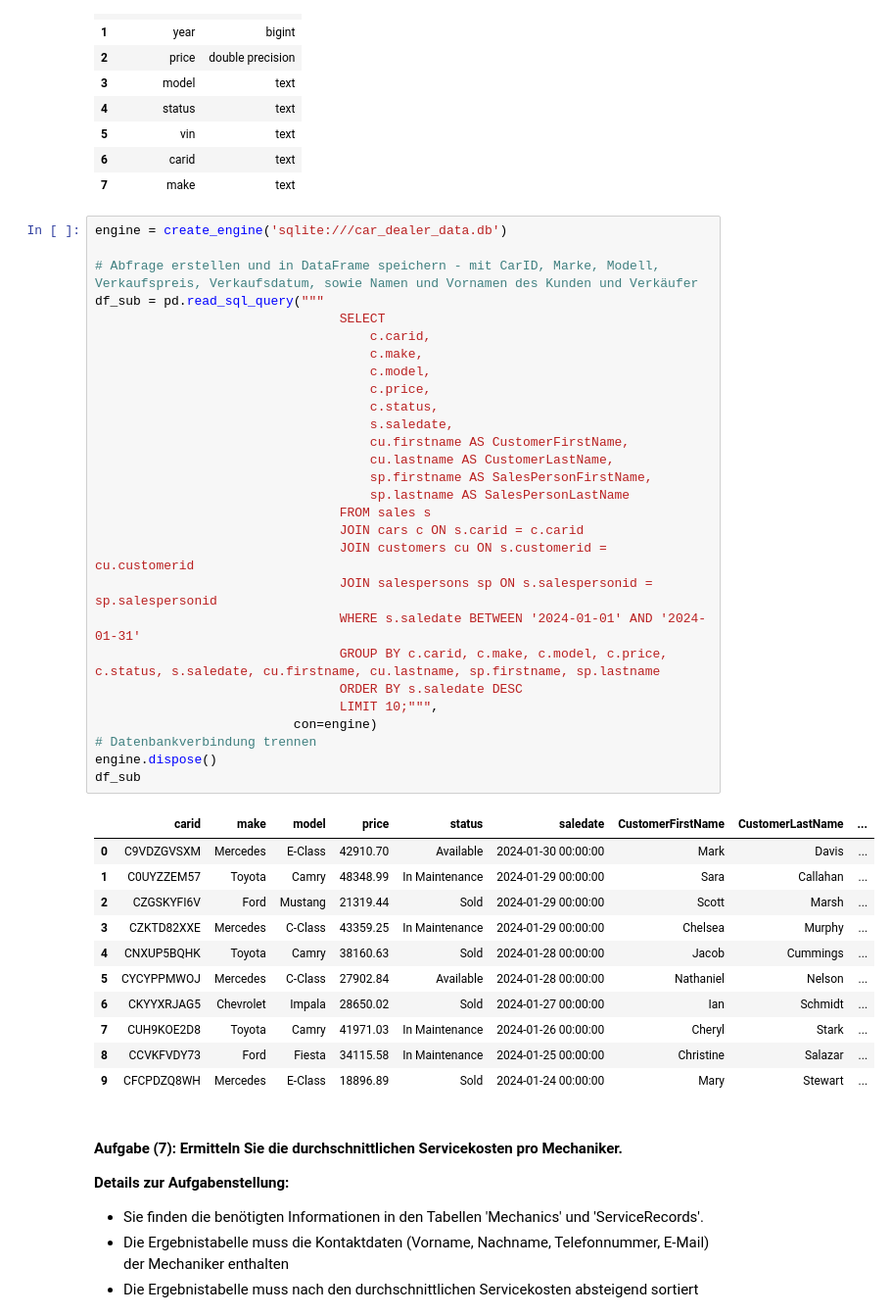
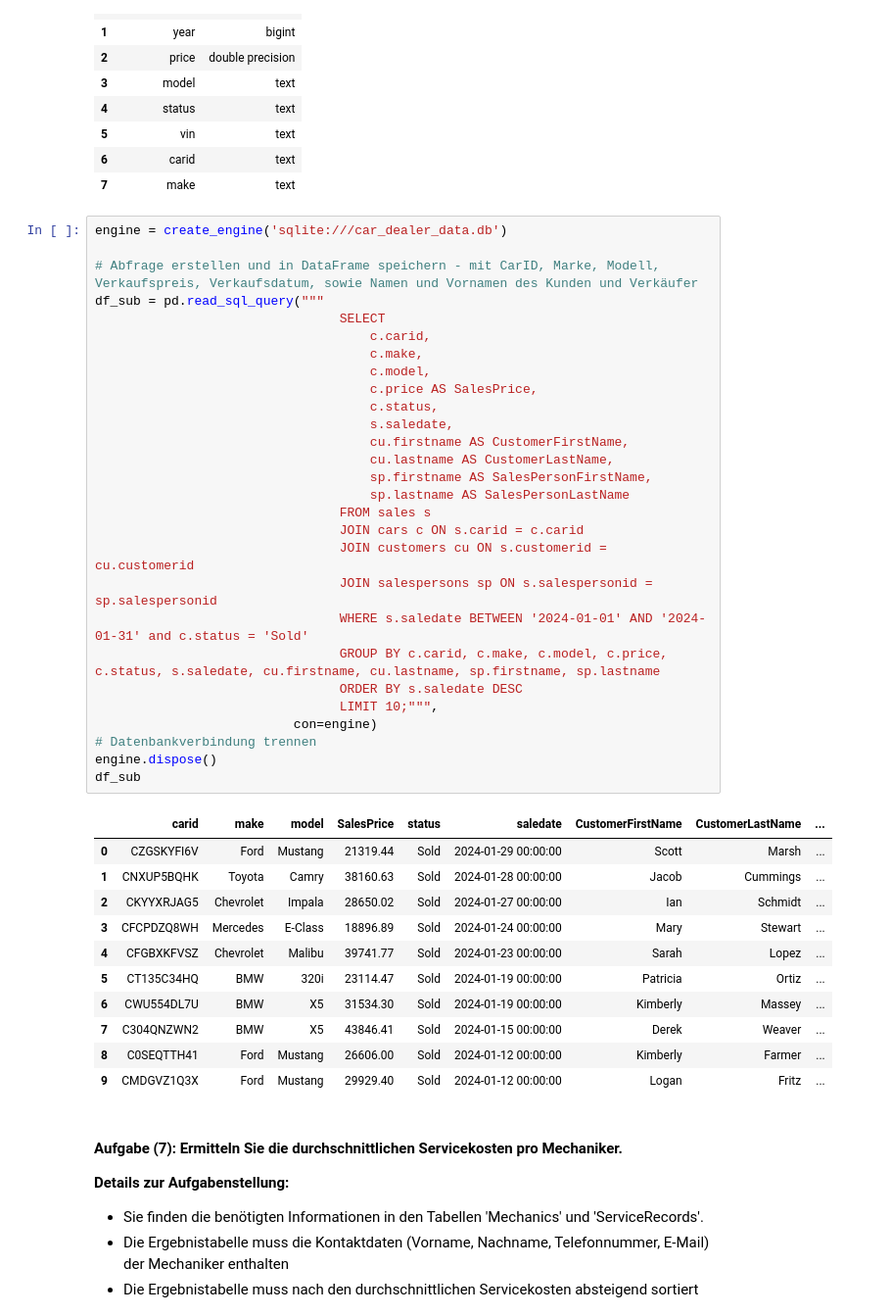
Before and after one commit to migifor-forstmi4/python_postgresql_pgadmin, a Jupyter notebook: 99_alte Prüfungen/AP01/AP01_Mgmt_Nutzung_Relationale_Daten.ipynb, the cells around one changed output. Shown at 98% size. Drawn from its saved outputs; the diff is of its cells as text.

```diff
--- a/99_alte Prüfungen/AP01/AP01_Mgmt_Nutzung_Relationale_Daten.ipynb
+++ b/99_alte Prüfungen/AP01/AP01_Mgmt_Nutzung_Relationale_Daten.ipynb
@@ -560,43 +560,43 @@ df_sub
 # %%
 engine = create_engine('sqlite:///car_dealer_data.db')
 
 # Abfrage erstellen und in DataFrame speichern - mit CarID, Marke, Modell, Verkaufspreis, Verkaufsdatum, sowie Namen und Vornamen des Kunden und Verkäufer
 df_sub = pd.read_sql_query("""
                                 SELECT
                                     c.carid,
                                     c.make,
                                     c.model,
-                                    c.price,
+                                    c.price AS SalesPrice,
                                     c.status,
                                     s.saledate,
                                     cu.firstname AS CustomerFirstName,
                                     cu.lastname AS CustomerLastName,
                                     sp.firstname AS SalesPersonFirstName,
                                     sp.lastname AS SalesPersonLastName
                                 FROM sales s
                                 JOIN cars c ON s.carid = c.carid
                                 JOIN customers cu ON s.customerid = cu.customerid
                                 JOIN salespersons sp ON s.salespersonid = sp.salespersonid
-                                WHERE s.saledate BETWEEN '2024-01-01' AND '2024-01-31'
+                                WHERE s.saledate BETWEEN '2024-01-01' AND '2024-01-31' and c.status = 'Sold'
                                 GROUP BY c.carid, c.make, c.model, c.price, c.status, s.saledate, cu.firstname, cu.lastname, sp.firstname, sp.lastname
                                 ORDER BY s.saledate DESC
                                 LIMIT 10;""",
                           con=engine)
 # Datenbankverbindung trennen
 engine.dispose()
 df_sub
 # %% [output]
-|  | carid | make | model | price | status | saledate | CustomerFirstName | CustomerLastName | ... |
-| 0 | C9VDZGVSXM | Mercedes | E-Class | 42910.70 | Available | 2024-01-30 00:00:00 | Mark | Davis | ... |
-| 1 | C0UYZZEM57 | Toyota | Camry | 48348.99 | In Maintenance | 2024-01-29 00:00:00 | Sara | Callahan | ... |
-| 2 | CZGSKYFI6V | Ford | Mustang | 21319.44 | Sold | 2024-01-29 00:00:00 | Scott | Marsh | ... |
-| 3 | CZKTD82XXE | Mercedes | C-Class | 43359.25 | In Maintenance | 2024-01-29 00:00:00 | Chelsea | Murphy | ... |
-| 4 | CNXUP5BQHK | Toyota | Camry | 38160.63 | Sold | 2024-01-28 00:00:00 | Jacob | Cummings | ... |
-| 5 | CYCYPPMWOJ | Mercedes | C-Class | 27902.84 | Available | 2024-01-28 00:00:00 | Nathaniel | Nelson | ... |
-| 6 | CKYYXRJAG5 | Chevrolet | Impala | 28650.02 | Sold | 2024-01-27 00:00:00 | Ian | Schmidt | ... |
-| 7 | CUH9KOE2D8 | Toyota | Camry | 41971.03 | In Maintenance | 2024-01-26 00:00:00 | Cheryl | Stark | ... |
-| 8 | CCVKFVDY73 | Ford | Fiesta | 34115.58 | In Maintenance | 2024-01-25 00:00:00 | Christine | Salazar | ... |
-| 9 | CFCPDZQ8WH | Mercedes | E-Class | 18896.89 | Sold | 2024-01-24 00:00:00 | Mary | Stewart | ... |
+|  | carid | make | model | SalesPrice | status | saledate | CustomerFirstName | CustomerLastName | ... |
+| 0 | CZGSKYFI6V | Ford | Mustang | 21319.44 | Sold | 2024-01-29 00:00:00 | Scott | Marsh | ... |
+| 1 | CNXUP5BQHK | Toyota | Camry | 38160.63 | Sold | 2024-01-28 00:00:00 | Jacob | Cummings | ... |
+| 2 | CKYYXRJAG5 | Chevrolet | Impala | 28650.02 | Sold | 2024-01-27 00:00:00 | Ian | Schmidt | ... |
+| 3 | CFCPDZQ8WH | Mercedes | E-Class | 18896.89 | Sold | 2024-01-24 00:00:00 | Mary | Stewart | ... |
+| 4 | CFGBXKFVSZ | Chevrolet | Malibu | 39741.77 | Sold | 2024-01-23 00:00:00 | Sarah | Lopez | ... |
+| 5 | CT135C34HQ | BMW | 320i | 23114.47 | Sold | 2024-01-19 00:00:00 | Patricia | Ortiz | ... |
+| 6 | CWU554DL7U | BMW | X5 | 31534.30 | Sold | 2024-01-19 00:00:00 | Kimberly | Massey | ... |
+| 7 | C304QNZWN2 | BMW | X5 | 43846.41 | Sold | 2024-01-15 00:00:00 | Derek | Weaver | ... |
+| 8 | C0SEQTTH41 | Ford | Mustang | 26606.00 | Sold | 2024-01-12 00:00:00 | Kimberly | Farmer | ... |
+| 9 | CMDGVZ1Q3X | Ford | Mustang | 29929.40 | Sold | 2024-01-12 00:00:00 | Logan | Fritz | ... |
 # %% [markdown]
 #### <b>Aufgabe (7): Ermitteln Sie die durchschnittlichen Servicekosten pro Mechaniker.</b>
 <b>Details zur Aufgabenstellung:</b>
```
Also changed, not shown: parts of 5 cells of this notebook.
